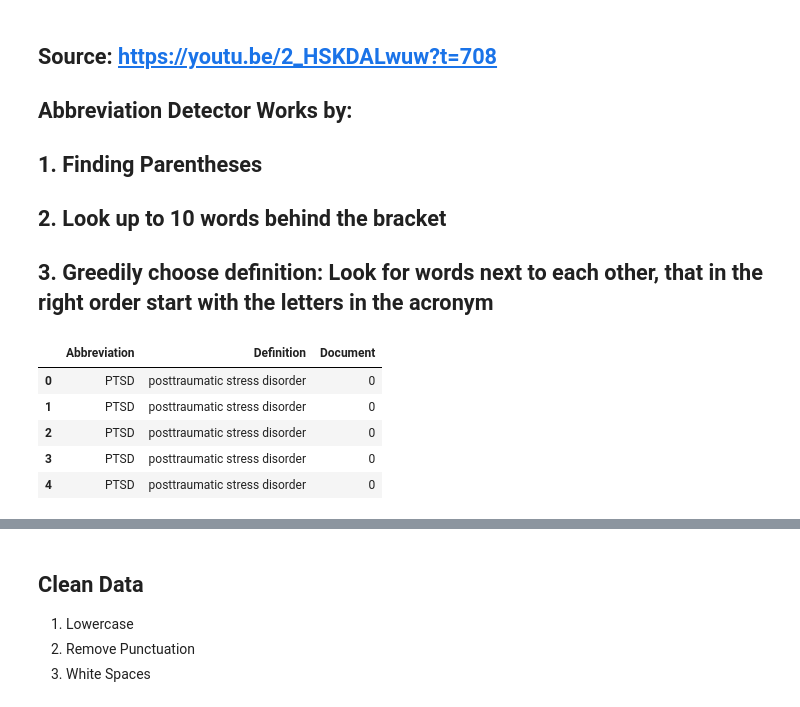
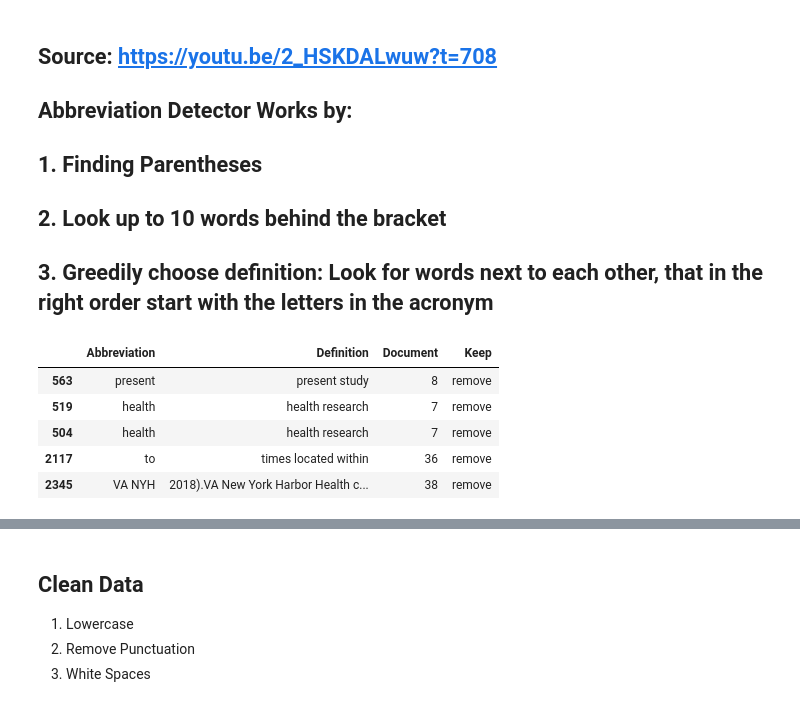
Before and after one commit to VintageGold/Text_Summarization, a Jupyter notebook: Wrangling.ipynb, the cells around one changed output, grey strips where cells are left out. Cells and saved outputs as stored; diff of their text form; code cells hidden in the pictures.

```diff
--- a/Wrangling.ipynb
+++ b/Wrangling.ipynb
@@ -235,13 +244,26 @@ for index,doc in enumerate(docs):
 
         abrv_list.append(abrv_data)
         #print(f"{abrv} \t ({abrv.start}, {abrv.end}) {abrv._.long_form} \t Document: {index}")
-# %%
-df_abrv = pd.DataFrame(abrv_list)
-df_abrv.head()
-# %% [output]
-|  | Abbreviation | Definition | Document |
-| 0 | PTSD | posttraumatic stress disorder | 0 |
-| 1 | PTSD | posttraumatic stress disorder | 0 |
-| 2 | PTSD | posttraumatic stress disorder | 0 |
-| 3 | PTSD | posttraumatic stress disorder | 0 |
-| 4 | PTSD | posttraumatic stress disorder | 0 |
+# %%
+# ! Remove Misidentified Abbreviations
+
+# Load File with keys that should be revmoved
+
+with open("./references/Incorrect_abbrev.json", "r") as f:
+
+    misidnetified_abrv = json.load(f)
+
+
+df_abrv = pd.DataFrame(abrv_list)
+
+df_abrv["Keep"] = df_abrv["Abbreviation"].apply(lambda abrv: "remove" if abrv in misidnetified_abrv.keys() else "keep" )
+
+#Validtaion
+df_abrv[df_abrv["Keep"] == "remove"].sample(5)
+# %% [output]
+|  | Abbreviation | Definition | Document | Keep |
+| 563 | present | present study | 8 | remove |
+| 519 | health | health research | 7 | remove |
+| 504 | health | health research | 7 | remove |
+| 2117 | to | times located within | 36 | remove |
+| 2345 | VA NYH | 2018).VA New York Harbor Health c... | 38 | remove |
```
Also changed, not shown: parts of 14 cells of this notebook.
